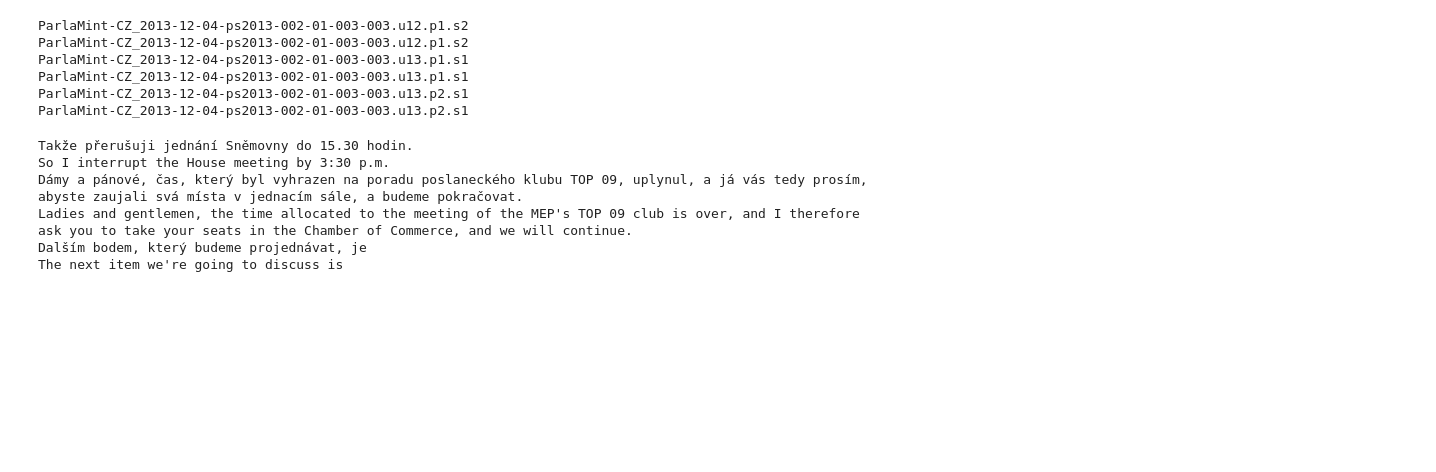
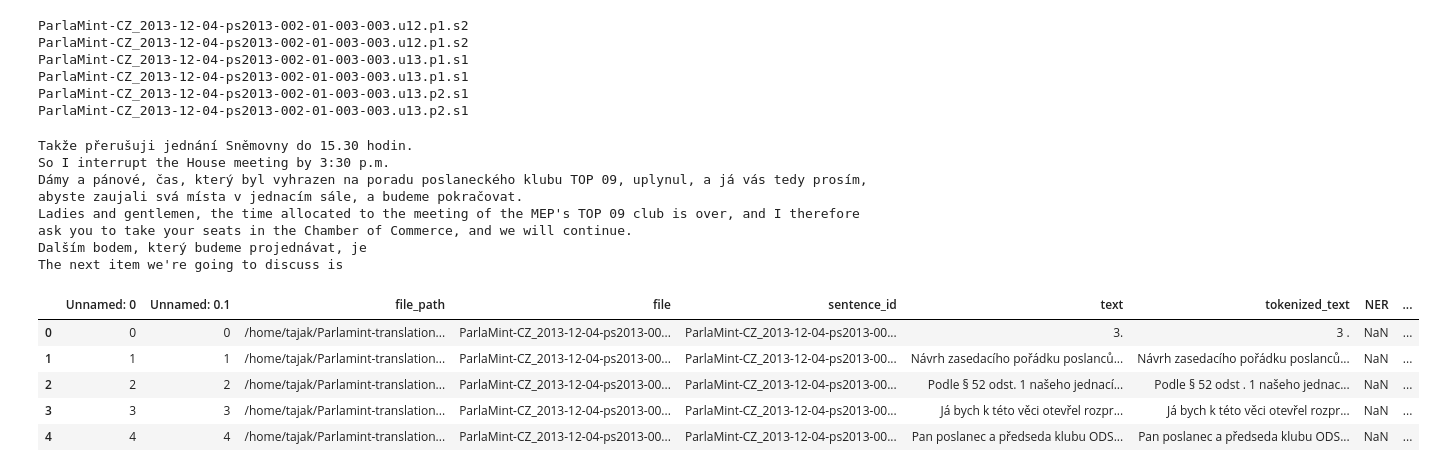
Before and after one commit to TajaKuzman/Parlamint-translation, a Jupyter notebook: ParlaMint-CZ/3-Workflow-with-CONNLu-files.ipynb, the cells around one changed output. Drawn from its saved outputs; the diff is of its cells as text; code cells hidden in the pictures; blank space fills up the shorter version.

```diff
--- a/ParlaMint-CZ/3-Workflow-with-CONNLu-files.ipynb
+++ b/ParlaMint-CZ/3-Workflow-with-CONNLu-files.ipynb
@@ -1378,3 +1423,15 @@ Dámy a pánové, čas, který byl vyhrazen na poradu poslaneckého klubu TOP 09
 Ladies and gentlemen, the time allocated to the meeting of the MEP's TOP 09 club is over, and I therefore ask you to take your seats in the Chamber of Commerce, and we will continue.
 Dalším bodem, který budeme projednávat, je
 The next item we're going to discuss is
+# %%
+# Inspect translations with possessive adjectives
+df = pd.read_csv("{}".format(translated_dataframe_path), sep="\t")
+# %%
+df.head()
+# %% [output]
+|  | Unnamed: 0 | Unnamed: 0.1 | file_path | file | sentence_id | text | tokenized_text | NER | ... |
+| 0 | 0 | 0 | /home/tajak/Parlamint-translation... | ParlaMint-CZ_2013-12-04-ps2013-00... | ParlaMint-CZ_2013-12-04-ps2013-00... | 3. | 3 . | NaN | ... |
+| 1 | 1 | 1 | /home/tajak/Parlamint-translation... | ParlaMint-CZ_2013-12-04-ps2013-00... | ParlaMint-CZ_2013-12-04-ps2013-00... | Návrh zasedacího pořádku poslanců... | Návrh zasedacího pořádku poslanců... | NaN | ... |
+| 2 | 2 | 2 | /home/tajak/Parlamint-translation... | ParlaMint-CZ_2013-12-04-ps2013-00... | ParlaMint-CZ_2013-12-04-ps2013-00... | Podle § 52 odst. 1 našeho jednací... | Podle § 52 odst . 1 našeho jednac... | NaN | ... |
+| 3 | 3 | 3 | /home/tajak/Parlamint-translation... | ParlaMint-CZ_2013-12-04-ps2013-00... | ParlaMint-CZ_2013-12-04-ps2013-00... | Já bych k této věci otevřel rozpr... | Já bych k této věci otevřel rozpr... | NaN | ... |
+| 4 | 4 | 4 | /home/tajak/Parlamint-translation... | ParlaMint-CZ_2013-12-04-ps2013-00... | ParlaMint-CZ_2013-12-04-ps2013-00... | Pan poslanec a předseda klubu ODS... | Pan poslanec a předseda klubu ODS... | NaN | ... |
```
Also changed, not shown: parts of 16 cells of this notebook, 14 other files.
